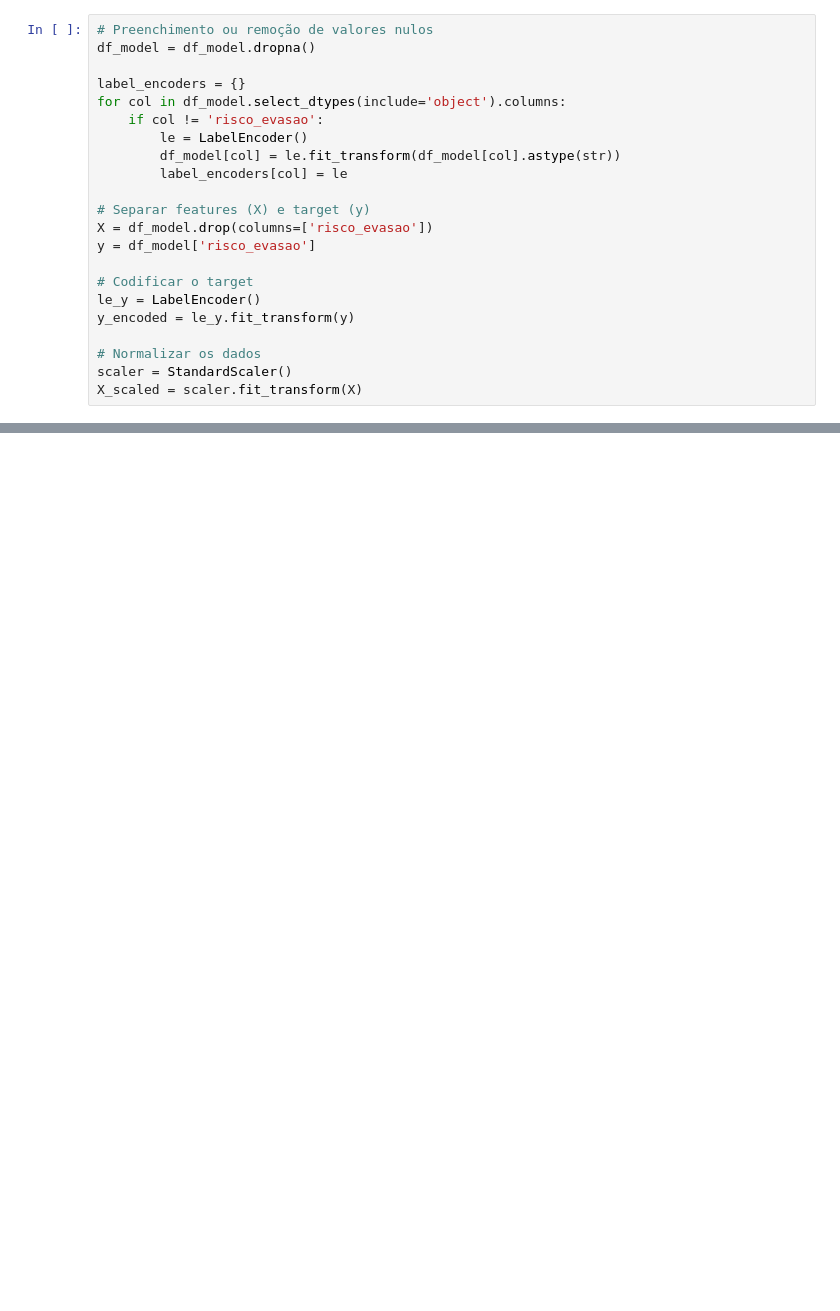
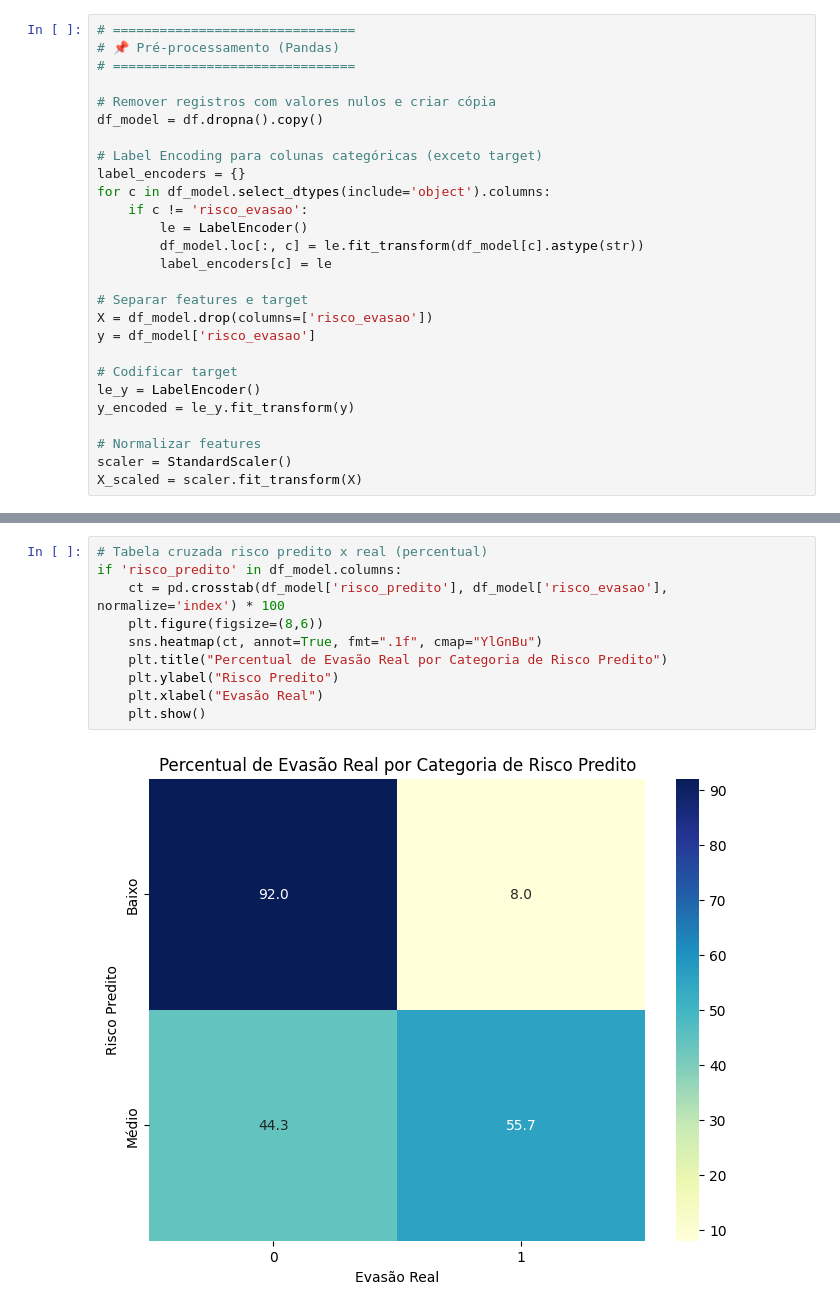
Before and after one commit to Oblonczyk/PI_DATA_SCIENCE, a Jupyter notebook: big_data/PI_BIGDATA.ipynb, the cells around one changed output, grey strips where cells are left out. Saved outputs shown, nothing was run; the diff lists cells and outputs as text; blank space fills up the shorter version.

```diff
--- a/big_data/PI_BIGDATA.ipynb
+++ b/big_data/PI_BIGDATA.ipynb
@@ -40,23 +49,28 @@ df.isnull().sum()
 # %%
-# Preenchimento ou remoção de valores nulos
-df_model = df_model.dropna()
+# ===============================
+# 📌 Pré-processamento (Pandas)
+# ===============================
 
+# Remover registros com valores nulos e criar cópia
+df_model = df.dropna().copy()
+
+# Label Encoding para colunas categóricas (exceto target)
 label_encoders = {}
-for col in df_model.select_dtypes(include='object').columns:
-    if col != 'risco_evasao':
+for c in df_model.select_dtypes(include='object').columns:
+    if c != 'risco_evasao':
         le = LabelEncoder()
-        df_model[col] = le.fit_transform(df_model[col].astype(str))
-        label_encoders[col] = le
+        df_model.loc[:, c] = le.fit_transform(df_model[c].astype(str))
+        label_encoders[c] = le
 
-# Separar features (X) e target (y)
+# Separar features e target
 X = df_model.drop(columns=['risco_evasao'])
 y = df_model['risco_evasao']
 
-# Codificar o target
+# Codificar target
 le_y = LabelEncoder()
 y_encoded = le_y.fit_transform(y)
 
-# Normalizar os dados
+# Normalizar features
 scaler = StandardScaler()
 X_scaled = scaler.fit_transform(X)
 # %%
@@ -220,0 +234,12 @@ Tipo da coluna desempenho_1: StringType()
+# %%
+# Tabela cruzada risco predito x real (percentual)
+if 'risco_predito' in df_model.columns:
+    ct = pd.crosstab(df_model['risco_predito'], df_model['risco_evasao'], normalize='index') * 100
+    plt.figure(figsize=(8,6))
+    sns.heatmap(ct, annot=True, fmt=".1f", cmap="YlGnBu")
+    plt.title("Percentual de Evasão Real por Categoria de Risco Predito")
+    plt.ylabel("Risco Predito")
+    plt.xlabel("Evasão Real")
+    plt.show()
+# %% [output]
+[figure, added]
```
Also changed, not shown: parts of 18 cells of this notebook, 1 other file.
